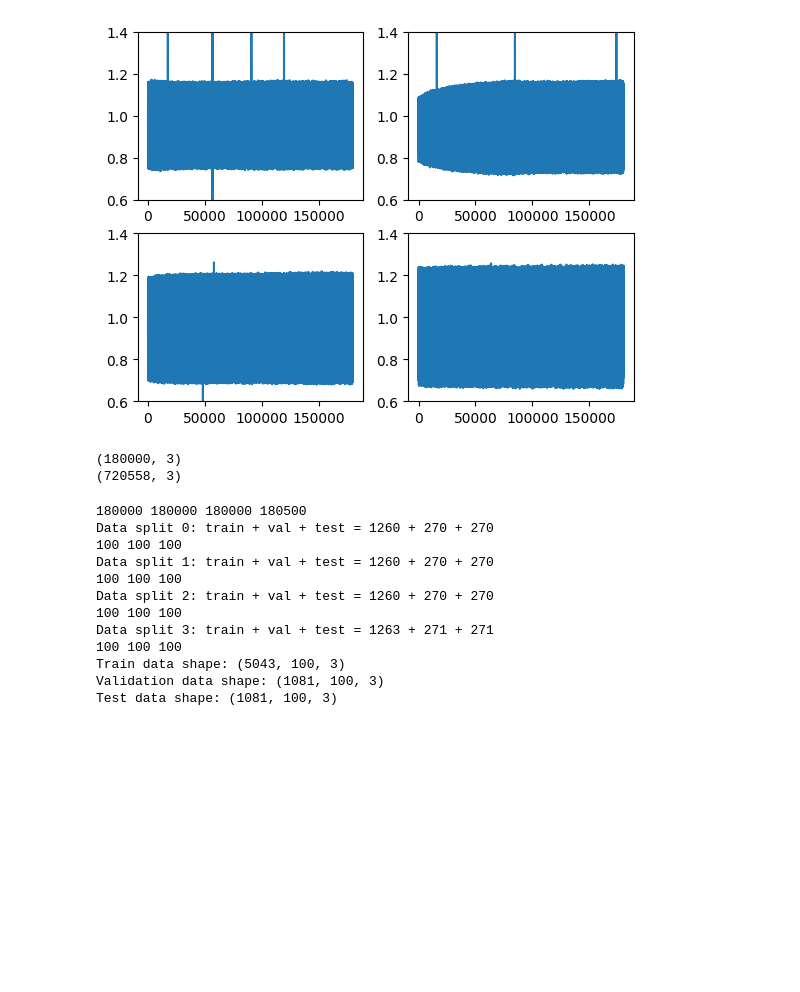
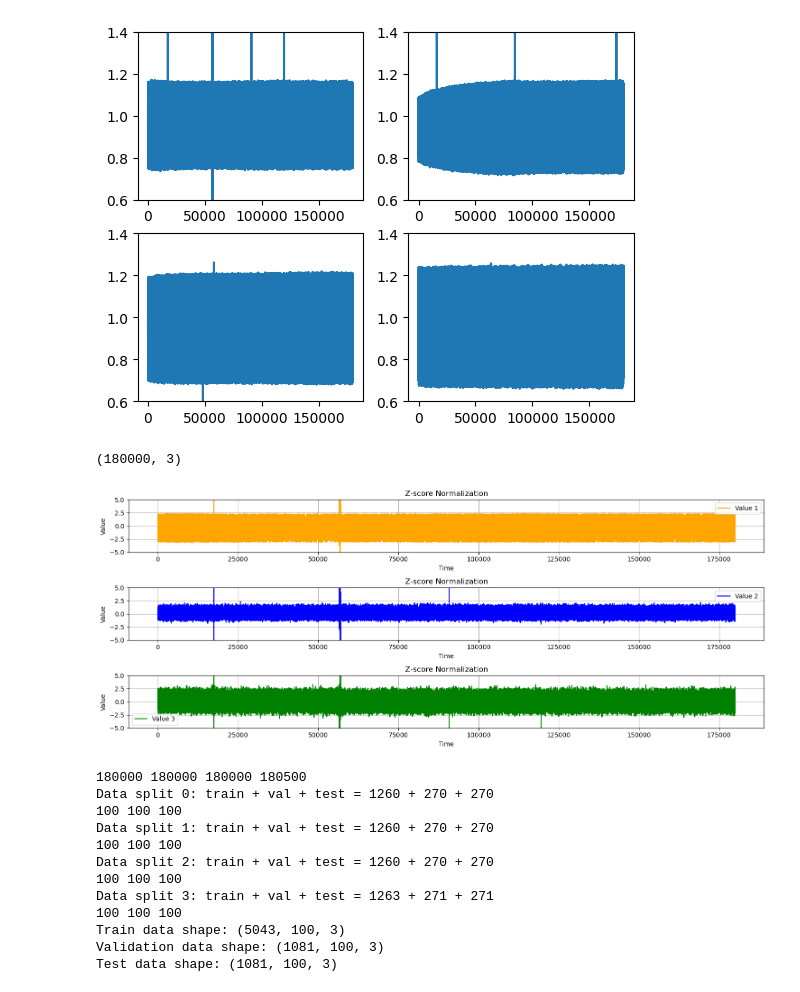
Before and after one commit to pnucse-capstone-2024/Capstone-2024-team-46, a Jupyter notebook: autoencoder.ipynb, the cells around one changed output. Saved outputs shown, nothing was run; the diff lists cells and outputs as text; code cells hidden in the pictures; blank space fills up the shorter version.

```diff
--- a/autoencoder.ipynb
+++ b/autoencoder.ipynb
@@ -49,13 +53,62 @@ data2_df = pd.read_csv('data/normal_10v_data.csv', header=None)
 data3_df = pd.read_csv('data/normal_11v_data.csv', header=None)
 data4_df = pd.read_csv('data/normal_12v_data.csv', header=None)
 
+data1_df = scaler.fit_transform(data1_df)
+data2_df = scaler.fit_transform(data2_df)
+data3_df = scaler.fit_transform(data3_df)
+data4_df = scaler.fit_transform(data4_df)
 
 print(data1_df.shape)
-combined_df = pd.concat([data1_df, data2_df, data3_df, data4_df], ignore_index=True)
-print(combined_df.shape)
+# combined_df = pd.concat([data1_df, data2_df, data3_df, data4_df], ignore_index=True)
+# print(combined_df.shape)
 # %% [output]
 (180000, 3)
-(720558, 3)
+# %%
+# 시각화
+time = np.arange(data1_df.shape[0])
+plt.figure(figsize=(15, 6))
+
+plt.subplot(3, 1, 1)
+plt.plot(time, data1_df[:, 0], color='orange', label='Value 1')
+# plt.plot(time, data1_df[:, 1], color='blue', label='Value 2')
+# plt.plot(time, data1_df[:, 2], color='green', label='Value 3')
+
+plt.title('Z-score Normalization')
+plt.xlabel('Time')
+plt.ylabel('Value')
+plt.ylim(-5, 5)
+plt.grid()
+plt.legend()
+
+
+plt.subplot(3, 1, 2)
+# plt.plot(time, data1_df[:, 0], color='orange', label='Value 1')
+plt.plot(time, data1_df[:, 1], color='blue', label='Value 2')
+# plt.plot(time, data1_df[:, 2], color='green', label='Value 3')
+
+plt.title('Z-score Normalization')
+plt.xlabel('Time')
+plt.ylabel('Value')
+plt.ylim(-5, 5)
+plt.grid()
+plt.legend()
+
+
+plt.subplot(3, 1, 3)
+# plt.plot(time, data1_df[:, 0], color='orange', label='Value 1')
+# plt.plot(time, data1_df[:, 1], color='blue', label='Value 2')
+plt.plot(time, data1_df[:, 2], color='green', label='Value 3')
+
+plt.title('Z-score Normalization')
+plt.xlabel('Time')
+plt.ylabel('Value')
+plt.ylim(-5, 5)
+plt.grid()
+plt.legend()
+plt.tight_layout()
+plt.show()
+# %% [output]
+[figure, added]
 # %%
 train_ratio = 0.7
 temp_ratio = 0.3  # for both val and test combined
```
Also changed, not shown: parts of 17 cells of this notebook, 3 other files.
